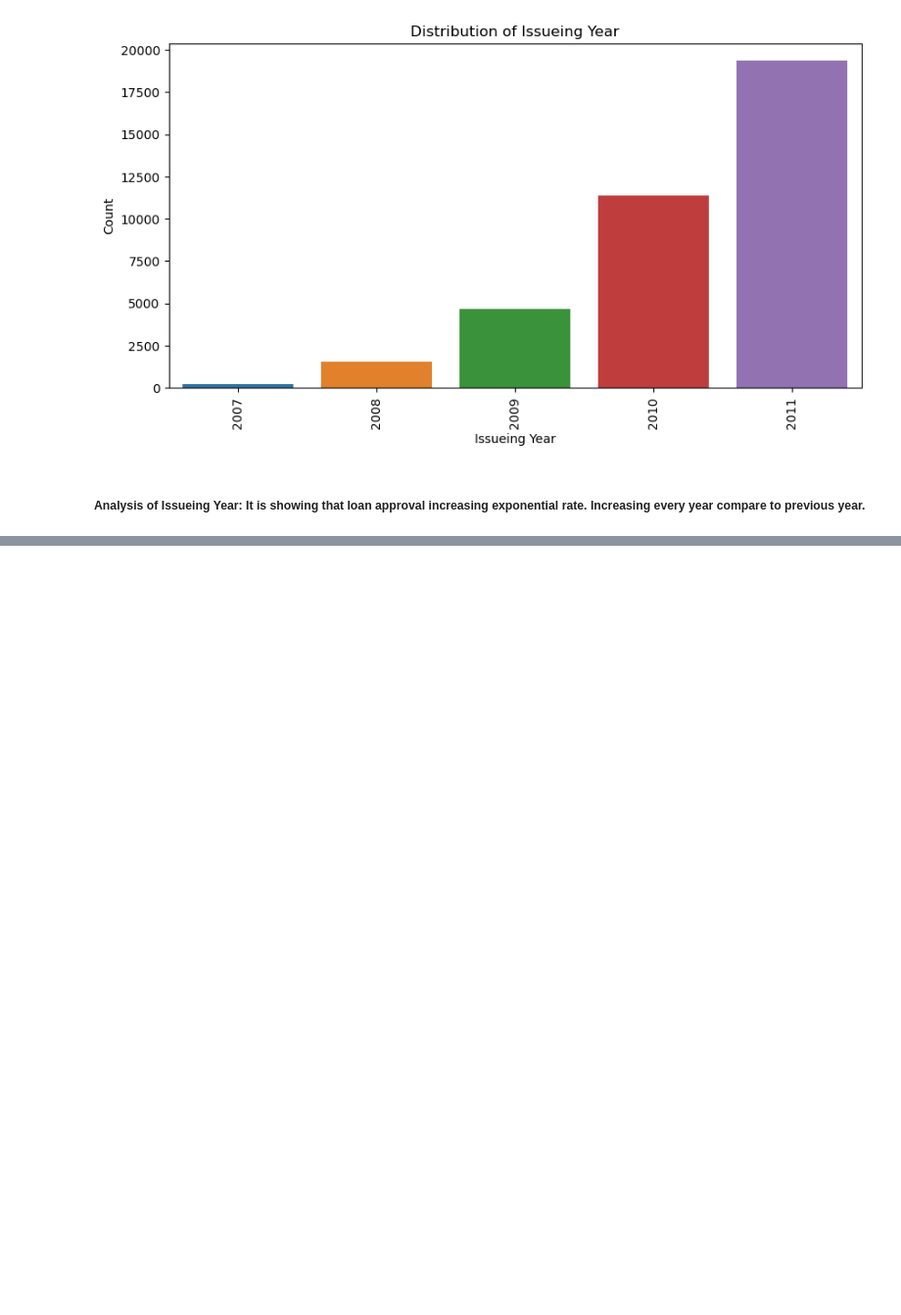
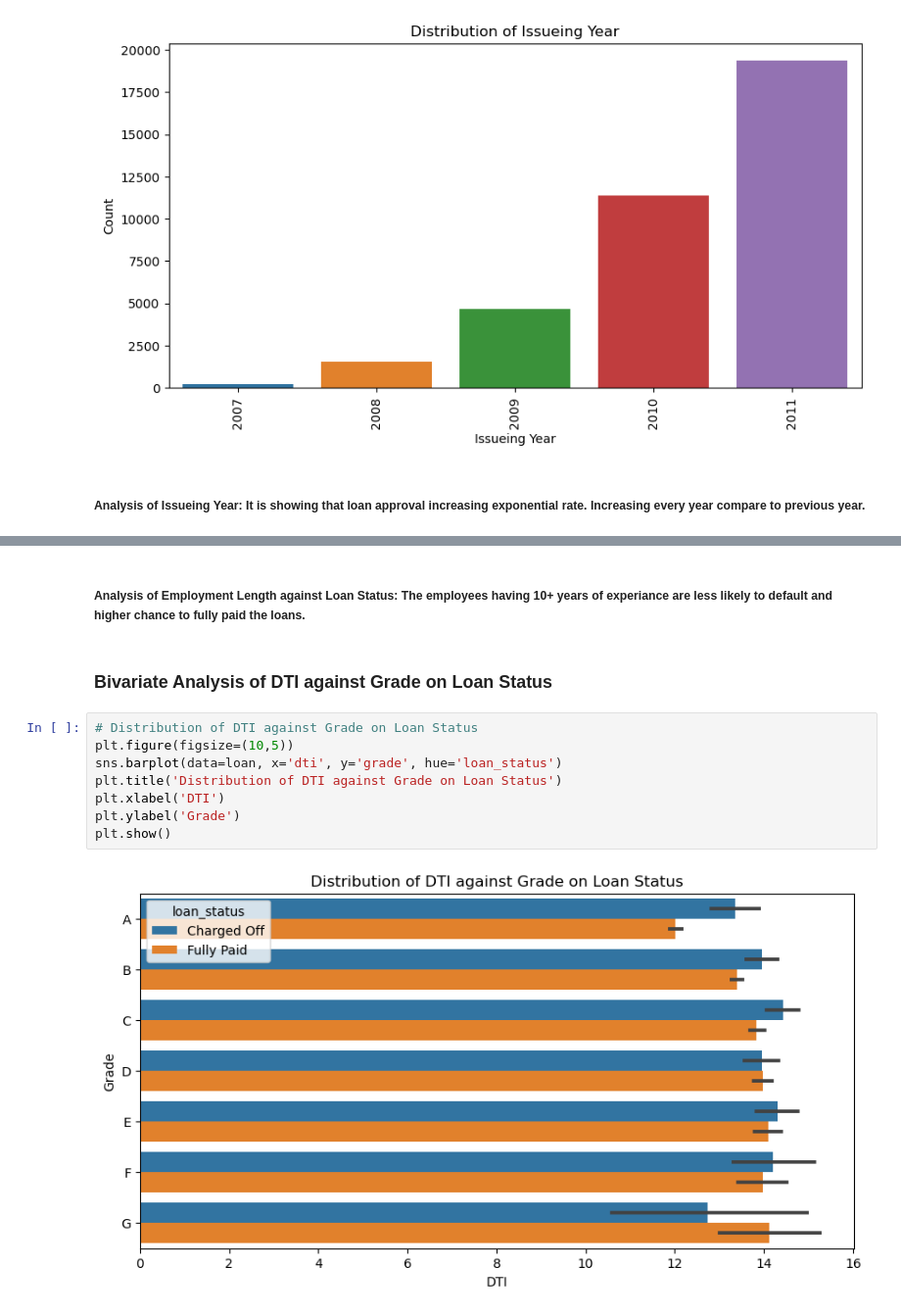
Before and after one commit to RavishankarDuMCA10/LendingClubCaseStudy, a Jupyter notebook: Ravi_Shankar_Kushwaha.ipynb, the cells around one changed output, grey strips where cells are left out. Shown at 98% size. Saved outputs shown, nothing was run; the diff lists cells and outputs as text; blank space fills up the shorter version.

Commit message:
Worked on Bivariate Analysis.

```diff
--- a/Ravi_Shankar_Kushwaha.ipynb
+++ b/Ravi_Shankar_Kushwaha.ipynb
@@ -976,0 +973,14 @@ plt.show()
+# %% [markdown]
+##### Analysis of Employment Length against Loan Status: The employees having 10+ years of experiance are less likely to default and higher chance to fully paid the loans.
+# %% [markdown]
+### Bivariate Analysis of DTI against Grade on Loan Status
+# %%
+# Distribution of DTI against Grade on Loan Status
+plt.figure(figsize=(10,5))
+sns.barplot(data=loan, x='dti', y='grade', hue='loan_status')
+plt.title('Distribution of DTI against Grade on Loan Status')
+plt.xlabel('DTI')
+plt.ylabel('Grade')
+plt.show()
+# %% [output]
+[figure, added]
```
Also changed, not shown: parts of 33 cells of this notebook.
